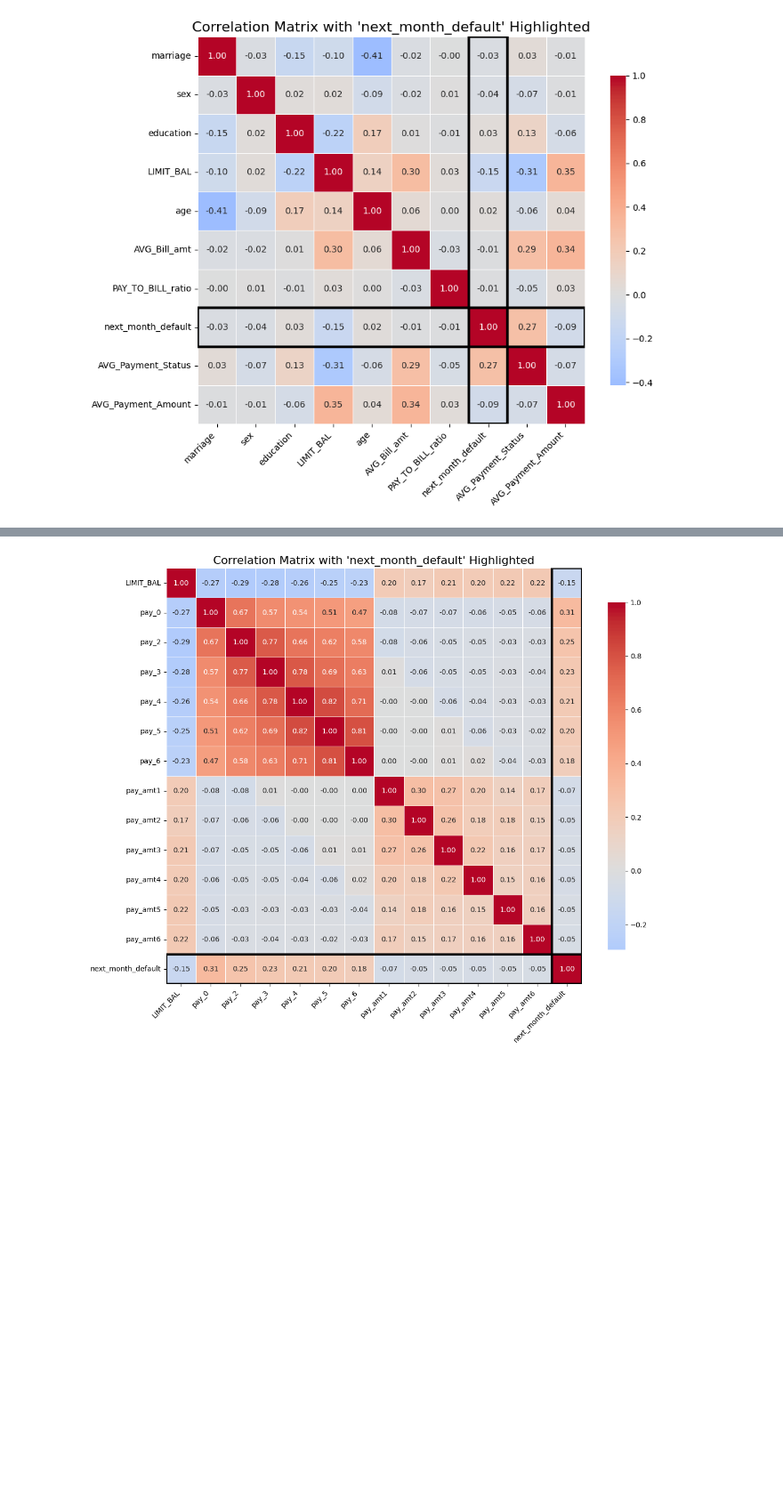
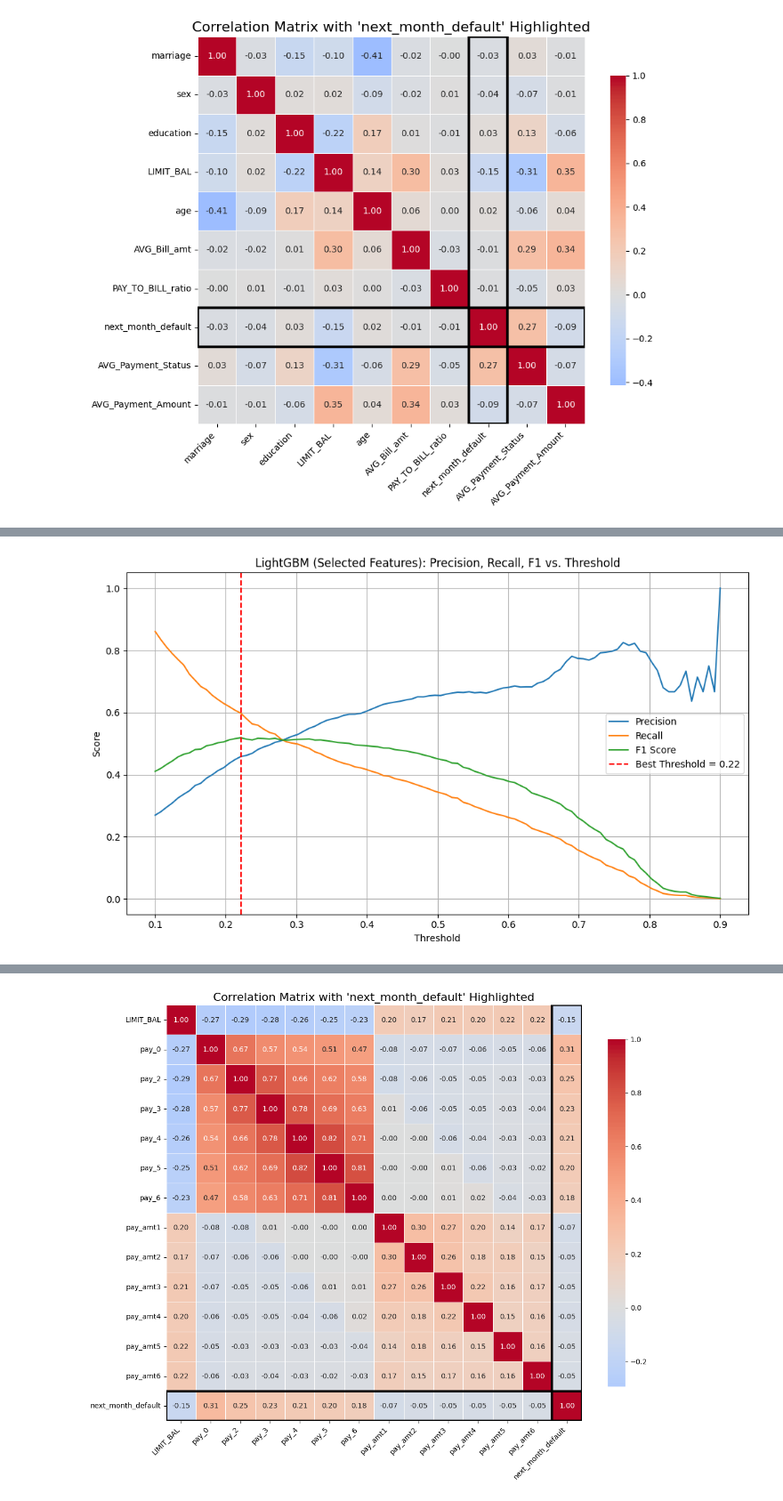
Before and after one commit to mayanksh-111/Credit-Card-Default, a Jupyter notebook: Credit_Card_Default.ipynb, the cells around one changed output, grey strips where cells are left out. Shown at 89% size. Saved outputs shown, nothing was run; the diff lists cells and outputs as text; code cells hidden in the pictures; blank space fills up the shorter version.

```diff
--- a/Credit_Card_Default.ipynb
+++ b/Credit_Card_Default.ipynb
@@ -438,28 +634,74 @@ plt.show()
 # %% [output]
 [figure]
 # %%
-from sklearn.ensemble import RandomForestClassifier
+import lightgbm as lgb
+import numpy as np
+import matplotlib.pyplot as plt
+from sklearn.metrics import (
+    accuracy_score, precision_score, recall_score, f1_score, confusion_matrix
+)
 from sklearn.model_selection import train_test_split
-from sklearn.metrics import accuracy_score
 
 # Step 1: Exclude specified features
-exclude_cols = ['marriage', 'sex', 'education', 'age', 'PAY_TO_BILL_ratio','AVG_Bill_amt'] + \
+exclude_cols = ['marriage', 'sex', 'education', 'age', 'PAY_TO_BILL_ratio', 'AVG_Bill_amt'] + \
                [f'Bill_amt{i}' for i in range(1, 7)]
-
-# Keep only relevant features
 feature_cols = [col for col in data.columns if col not in exclude_cols + ['next_month_default', 'Customer_ID']]
 X_reduced = data[feature_cols]
 y_reduced = data['next_month_default']
 
 # Step 2: Train-test split (80-20)
-X_reduced_train, X_reduced_test, y_reduced_train, y_reduced_test = train_test_split(X_reduced, y_reduced, test_size=0.2, random_state=42)
+X_train_red, X_test_red, y_train_red, y_test_red = train_test_split(X_reduced, y_reduced, test_size=0.2, random_state=42)
 
-# Step 3: Train Random Forest
-model = RandomForestClassifier(n_estimators=100, max_depth=5, random_state=55)
-model.fit(X_reduced_train, y_reduced_train)
+# Step 3: Train LightGBM model
+model = lgb.LGBMClassifier(n_estimators=120, max_depth=5, random_state=55)
+model.fit(X_train_red, y_train_red)
 
-# Step 4: Predict and evaluate
-y_reduced_pred = model.predict(X_reduced_test)
-acc = accuracy_score(y_reduced_test, y_reduced_pred)
-print(f"Random Forest Accuracy (selected features): {acc:.4f}")
+# Step 4: Predict probabilities
+y_proba = model.predict_proba(X_test_red)[:, 1]
+y_true = y_test_red.values
+
+# Step 5: Threshold tuning
+thresholds = np.linspace(0.1, 0.9, 100)
+precisions, recalls, f1s = [], [], []
+
+for t in thresholds:
+    y_pred_t = (y_proba >= t).astype(int)
+    precisions.append(precision_score(y_true, y_pred_t))
+    recalls.append(recall_score(y_true, y_pred_t))
+    f1s.append(f1_score(y_true, y_pred_t))
+
+# Step 6: Best threshold
+best_idx = np.argmax(f1s)
+best_threshold = thresholds[best_idx]
+
+# Step 7: Final evaluation at best threshold
+y_pred_final = (y_proba >= best_threshold).astype(int)
+acc = accuracy_score(y_true, y_pred_final)
+precision = precision_score(y_true, y_pred_final)
+recall = recall_score(y_true, y_pred_final)
+f1 = f1_score(y_true, y_pred_final)
+cm = confusion_matrix(y_true, y_pred_final)
+
+# Step 8: Plot metrics vs. threshold
+plt.figure(figsize=(10, 6))
+plt.plot(thresholds, precisions, label='Precision')
+plt.plot(thresholds, recalls, label='Recall')
+plt.plot(thresholds, f1s, label='F1 Score')
+plt.axvline(x=best_threshold, color='r', linestyle='--', label=f'Best Threshold = {best_threshold:.2f}')
+plt.xlabel('Threshold')
+plt.ylabel('Score')
+plt.title('LightGBM (Selected Features): Precision, Recall, F1 vs. Threshold')
+plt.legend()
+plt.grid(True)
+plt.tight_layout()
+plt.show()
+
+# Step 9: Print final results
+print(f"\nBest Threshold: {best_threshold:.2f}")
+print(f"Accuracy:  {acc:.4f}")
+print(f"Precision: {precision:.4f}")
+print(f"Recall:    {recall:.4f}")
+print(f"F1 Score:  {f1:.4f}")
+print("Confusion Matrix:")
+print(cm)
 # %% [output]
@@ -466,0 +725 @@ Random Forest Accuracy (selected features): 0.8392
+[figure, added]
```
Also changed, not shown: parts of 10 cells of this notebook.
